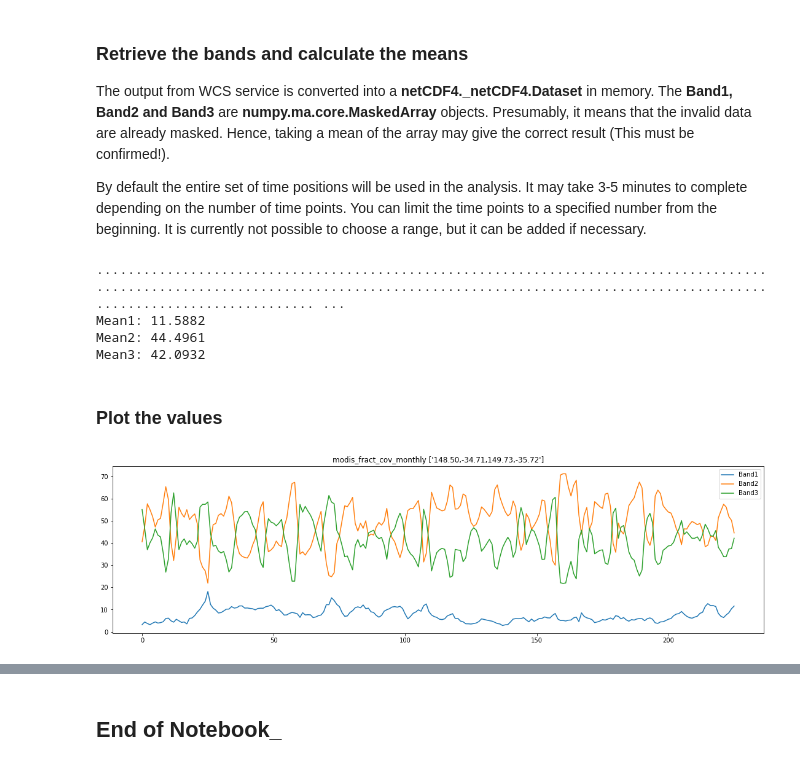
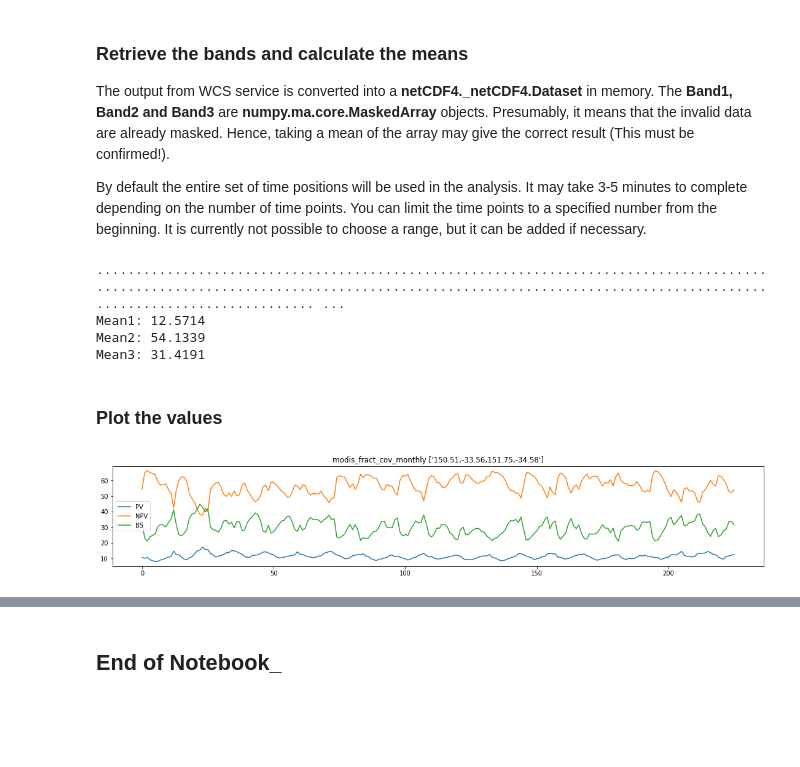
Before and after one commit to asivapra/gsky-demos, a Jupyter notebook: wps_mean.ipynb, the cells around one changed output, grey strips where cells are left out. Saved outputs shown, nothing was run; the diff lists cells and outputs as text; code cells hidden in the pictures; blank space fills up the shorter version.

Commit message:
Jupyter Notebook for WPS Mean - plot labels changed; tilesfile moved to cwd

```diff
--- a/wps_mean.ipynb
+++ b/wps_mean.ipynb
@@ -51,12 +50,12 @@ You can either give the bounding box values as west,south,east and north coordin
 Set **use_tiles=1** to get the BBox from a tile number given as **tiles = \[nn_-nn\]**. Otherwise, set it as 0 and type in the BBox
 # %%
 # The BBOX can either be specified as w,s,e,n or taken from a list of tiles.
-# Specify below as 1 or 0 to denote that the BBOX to be taken as a tile or as actual values
+# Specify below as 1 or 0 to denote that the BBOX is to be taken as a tile or as actual values
 use_tiles = 1
 
 if use_tiles:
     tiles_list = {}
-    with open("Scripts/tiles_bboxes_out.txt") as f:
+    with open("tiles_bboxes_out.txt") as f:
         for line in f:
             (key, val) = line.split()
             tiles_list[str(key)] = val
@@ -65,8 +64,8 @@ if use_tiles:
     #print(tiles_list)
 
     # Give one tile below.
-    #tiles = ['17_-39']  # Sydney
-    tiles = ['15_-40']  # ACT
+    tiles = ['17_-39']  # Sydney
+    #tiles = ['15_-40']  # ACT
     bbox = [tiles_list[tiles[0]]]
 else:
     # If you know a BBox containing data (Tip: use TerriaMap to find out) then type it in below.
@@ -101,7 +100,7 @@ for t in range(nd-1):
 
     # Store the NetCDF as diskless in memory. No writing to the disk even when the file is closed.
     nc = Dataset('dtemp.nc','r',diskless=True,persist=False, memory=output.read())
-
+#     print(nc)
     # Get the band values
     band1 = nc.variables['Band1'][:]
     band2 = nc.variables['Band2'][:]
@@ -121,26 +120,26 @@ print("Mean2: {:0.4f}".format(mean2))
 print("Mean3: {:0.4f}".format(mean3))
 # %% [output]
 ........................................................................................................................................................................................................ ...
-Mean1: 11.5882
-Mean2: 44.4961
-Mean3: 42.0932
+Mean1: 12.5714
+Mean2: 54.1339
+Mean3: 31.4191
 # %% [markdown]
 ### Plot the values
 # %%
-plt.figure(figsize=(19, 5))
+plt.figure(figsize=(19, 3))
 Band1 = pd.DataFrame(orig_Band1)
 Band2 = pd.DataFrame(orig_Band2)
 Band3 = pd.DataFrame(orig_Band3)
 ax = plt.subplot(111)
-ax.plot(Band1, label='Band1')
-ax.plot(Band2, label='Band2')
-ax.plot(Band3, label='Band3')
+ax.plot(Band1, label='PV')
+ax.plot(Band2, label='NPV')
+ax.plot(Band3, label='BS')
 title = layer + " " + str(bbox)
 plt.title(title)
 ax.legend()
 plt.show()
 # %% [output]
-[figure, old version]
+[figure, new version]
 # %% [markdown]
 ### Development Notes
 (Not to be displayed on the finished page)
```
Also changed, not shown: parts of 4 cells of this notebook.
